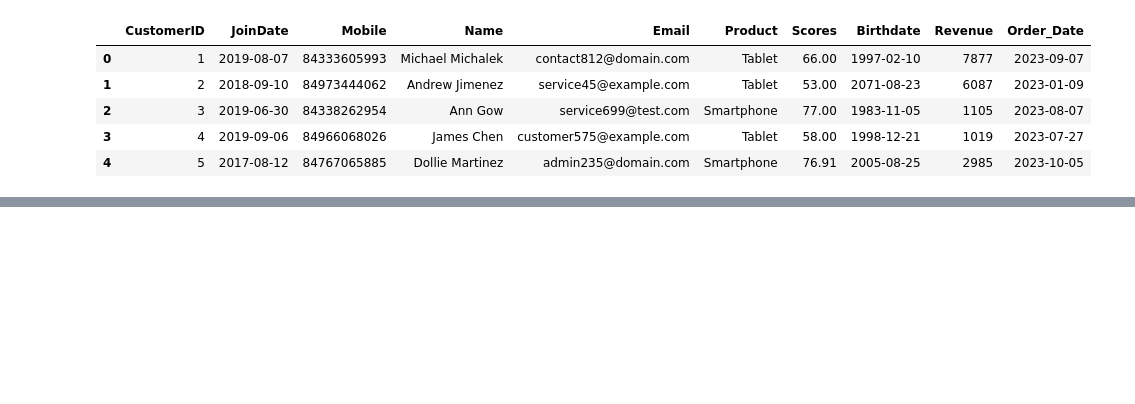
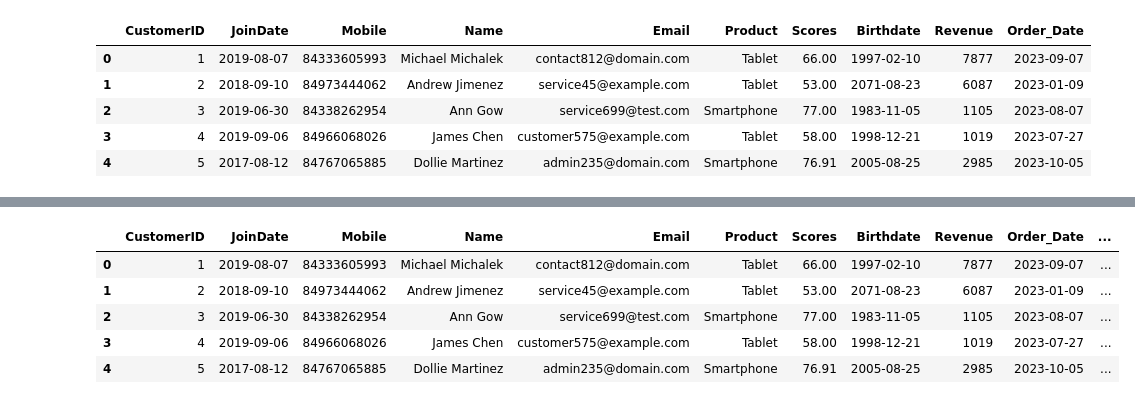
Before and after one commit to Jenn2626/Python, a Jupyter notebook: Clean_Data.ipynb, the cells around one changed output, grey strips where cells are left out. Saved outputs shown, nothing was run; the diff lists cells and outputs as text; code cells hidden in the pictures; blank space fills up the shorter version.

```diff
--- a/Clean_Data.ipynb
+++ b/Clean_Data.ipynb
@@ -340,3 +340,7 @@ find_missing_value(df_sales)
 | Birthdate | 0 | 0.0 |
 | Revenue | 0 | 0.0 |
 | Order_Date | 0 | 0.0 |
+# %%
+# Replace na in Name by 'Unkown
+df_sales['Name'] = df_sales['Name'].fillna('Unknown')
+find_missing_value(df_sales)
@@ -342,0 +359,12 @@ find_missing_value(df_sales)
+# %%
+# Replace na in Email by New Email( create by First Name. Last Name@), if New Email is na replace by 'Unkown'
+# Create New Email
+df_sales['New_Email'] = df_sales['Name'].str.split().str[0]+ '.'+df_sales['Name'].str.split().str[1]+'@python.com'
+df_sales.head(5)
+# %% [output]
+|  | CustomerID | JoinDate | Mobile | Name | Email | Product | Scores | Birthdate | Revenue | Order_Date | ... |
+| 0 | 1 | 2019-08-07 | 84333605993 | Michael Michalek | contact812@domain.com | Tablet | 66.00 | 1997-02-10 | 7877 | 2023-09-07 | ... |
+| 1 | 2 | 2018-09-10 | 84973444062 | Andrew Jimenez | service45@example.com | Tablet | 53.00 | 2071-08-23 | 6087 | 2023-01-09 | ... |
+| 2 | 3 | 2019-06-30 | 84338262954 | Ann Gow | service699@test.com | Smartphone | 77.00 | 1983-11-05 | 1105 | 2023-08-07 | ... |
+| 3 | 4 | 2019-09-06 | 84966068026 | James Chen | customer575@example.com | Tablet | 58.00 | 1998-12-21 | 1019 | 2023-07-27 | ... |
+| 4 | 5 | 2017-08-12 | 84767065885 | Dollie Martinez | admin235@domain.com | Smartphone | 76.91 | 2005-08-25 | 2985 | 2023-10-05 | ... |
```
Also changed, not shown: parts of 8 cells of this notebook.
